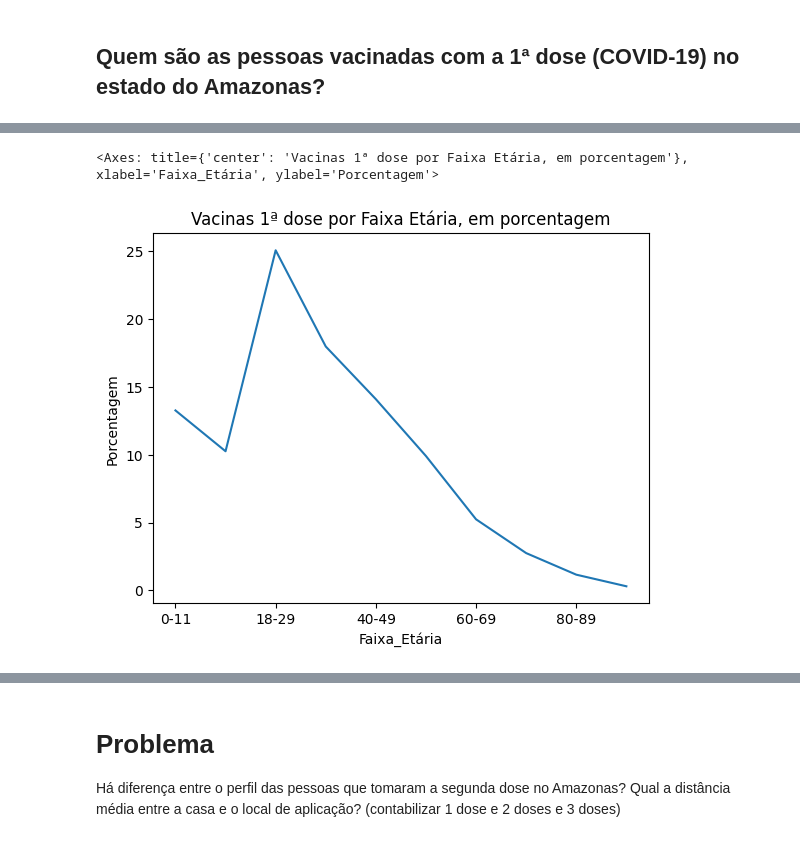
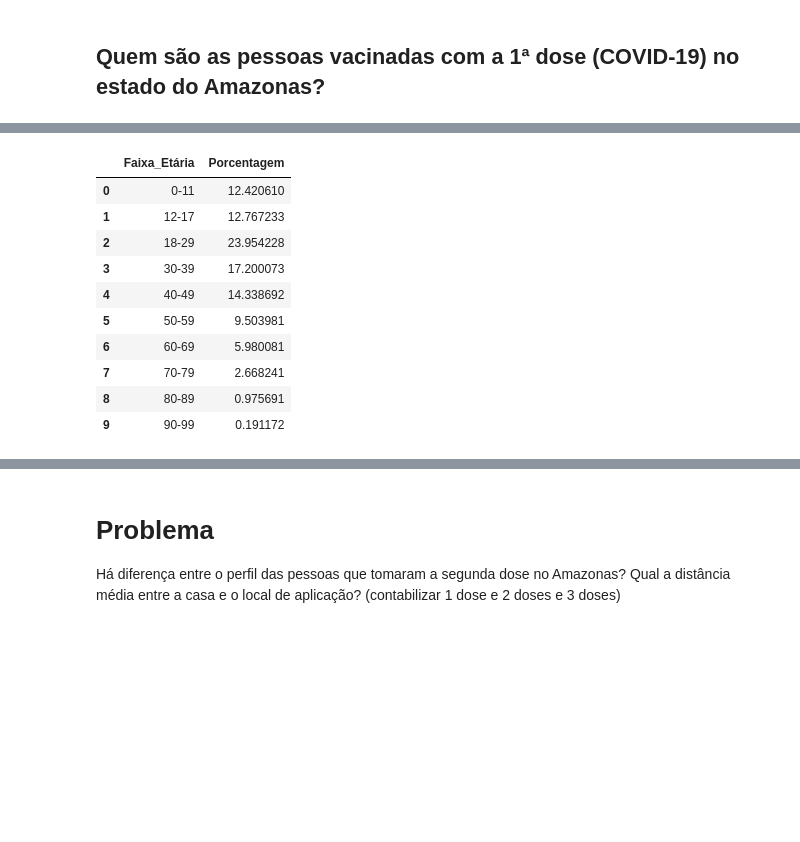
Before and after one commit to liliansom/AD_VacinacaoCovid19, a Jupyter notebook: DadosPessoas_1dose.ipynb, the cells around one changed output, grey strips where cells are left out. Saved outputs shown, nothing was run; the diff lists cells and outputs as text; code cells hidden in the pictures; blank space fills up the shorter version.

```diff
--- a/DadosPessoas_1dose.ipynb
+++ b/DadosPessoas_1dose.ipynb
@@ -79,21 +71,0 @@ A média de idade das pessoas é: 32.72 anos.
-# %%
-# Criando faixas etárias
-faixas_etarias = [(0, 11), (12, 17), (18, 29), (30, 39), (40, 49), (50, 59), (60, 69), (70, 79), (80, 89), (90, 99)]
-
-# Contagem de pacientes em cada faixa etária
-pacientes_por_faixa = []
-
-for faixa in faixas_etarias:
-    pacientes_por_faixa.append(((dados_1['paciente_idade'] >= faixa[0]) & (dados_1['paciente_idade'] <= faixa[1])).sum())
-
-# Criando um dataframe com a contagem de pacientes por faixa etária
-df_pacientes_por_faixa = pd.DataFrame({'Faixa_Etária': [f'{faixa[0]}-{faixa[1]}' for faixa in faixas_etarias], 'pacientes': pacientes_por_faixa})
-df_pacientes_por_faixa.set_index('Faixa_Etária', inplace=True)
-
-# Quantidade de aplicações de 2ª dose da vacina por faixa etária, em porcentagem
-tt_pacientes = df_pacientes_por_faixa['pacientes'].sum()
-porcent_p = (df_pacientes_por_faixa['pacientes'] / tt_pacientes) * 100
-df_porcent_p = pd.DataFrame({'Porcentagem': porcent_p})
-
-# exibir DataFrame com as porcentagens
-df_porcent_p
@@ -113,5 +72,33 @@ df_porcent_p
-# %%
-porcent_p.plot(title='Vacinas 1ª dose por Faixa Etária, em porcentagem', xlabel='Faixa_Etária', ylabel='Porcentagem')
-# %% [output]
-<Axes: title={'center': 'Vacinas 1ª dose por Faixa Etária, em porcentagem'}, xlabel='Faixa_Etária', ylabel='Porcentagem'>
-[figure, removed]
+# %%
+# Criando faixas etárias
+faixas_etarias = [(0, 11), (12, 17), (18, 29), (30, 39), (40, 49), (50, 59), (60, 69), (70, 79), (80, 89), (90, 99)]
+
+# Contagem de pacientes em cada faixa etária
+pacientes_por_faixa = []
+
+for faixa in faixas_etarias:
+    pacientes_por_faixa.append(((dados_1['paciente_idade'] >= faixa[0]) & (dados_1['paciente_idade'] <= faixa[1])).sum())
+
+# Criando um dataframe com a contagem de pacientes por faixa etária
+df_pacientes_por_faixa = pd.DataFrame({'Faixa_Etária': [f'{faixa[0]}-{faixa[1]}' for faixa in faixas_etarias], 'pacientes': pacientes_por_faixa})
+
+# Quantidade de aplicações de 2ª dose da vacina por faixa etária, em porcentagem
+tt_pacientes = df_pacientes_por_faixa['pacientes'].sum()
+porcent_p = (df_pacientes_por_faixa['pacientes'] / tt_pacientes) * 100
+for faixa in faixas_etarias:
+    df_porcent_p = pd.DataFrame({'Faixa_Etária': [f'{faixa[0]}-{faixa[1]}' for faixa in faixas_etarias], 'Porcentagem': porcent_p})
+
+# exibir DataFrame com as porcentagens
+df_porcent_p
+# %% [output]
+|  | Faixa_Etária | Porcentagem |
+| 0 | 0-11 | 12.420610 |
+| 1 | 12-17 | 12.767233 |
+| 2 | 18-29 | 23.954228 |
+| 3 | 30-39 | 17.200073 |
+| 4 | 40-49 | 14.338692 |
+| 5 | 50-59 | 9.503981 |
+| 6 | 60-69 | 5.980081 |
+| 7 | 70-79 | 2.668241 |
+| 8 | 80-89 | 0.975691 |
+| 9 | 90-99 | 0.191172 |
```
Also changed, not shown: parts of 8 cells of this notebook, 1 other file.
